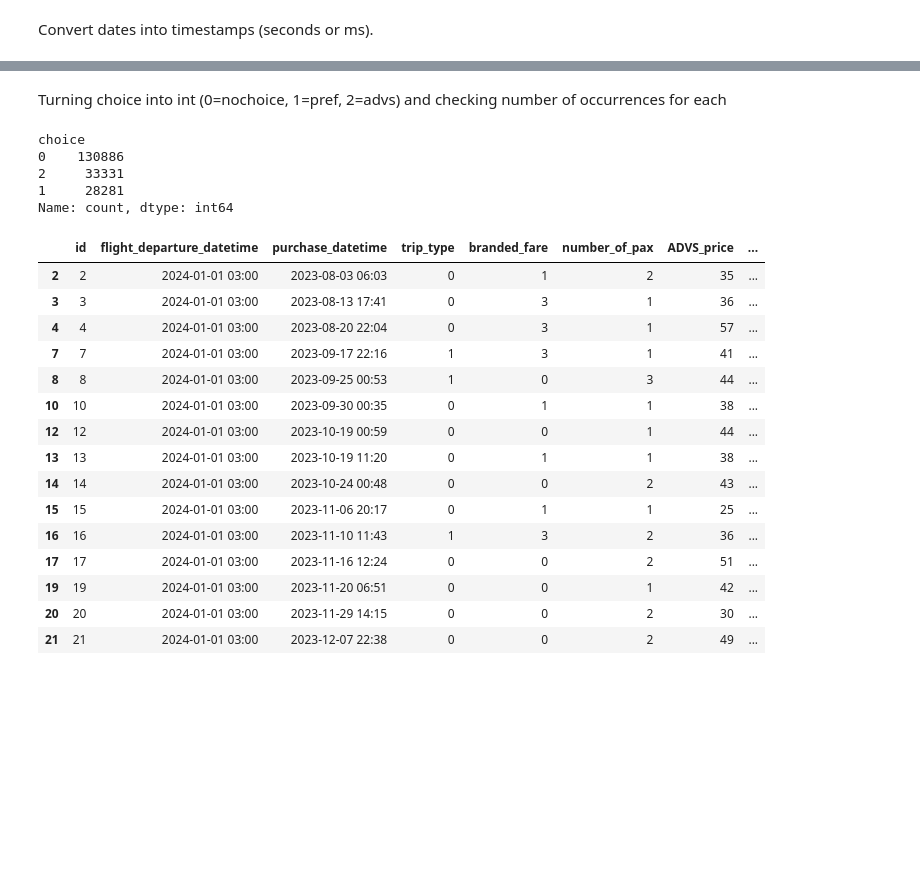
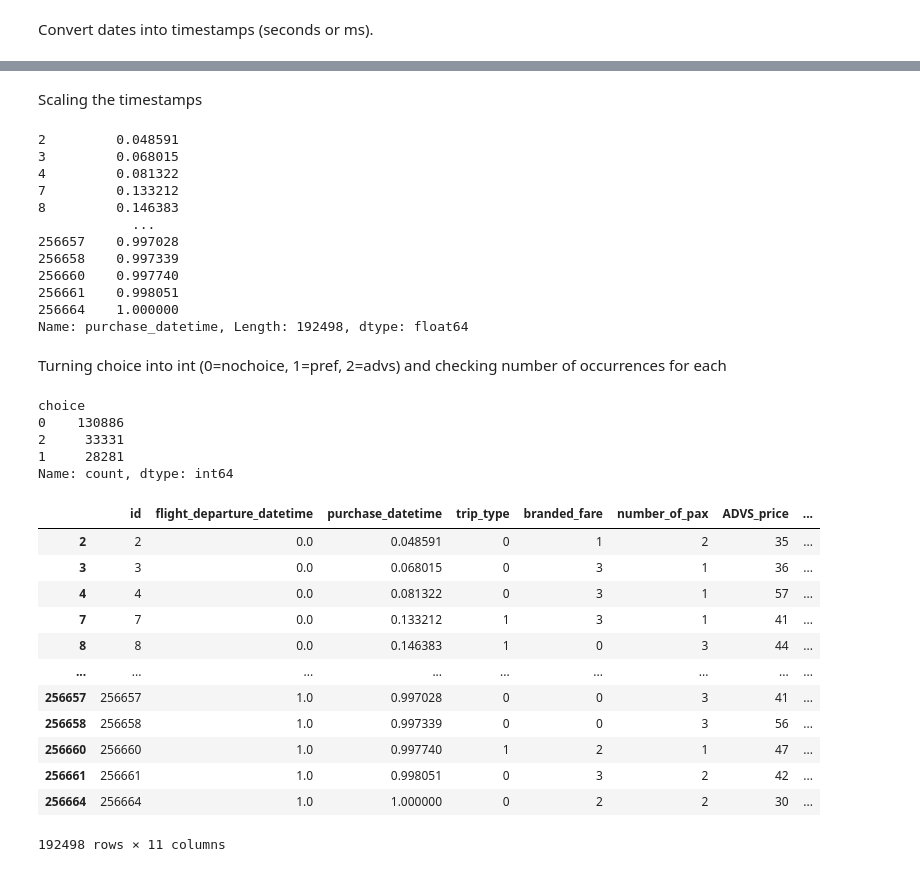
Before and after one commit to cw118/codeml2024, a Jupyter notebook: air_canada.ipynb, the cells around one changed output, grey strips where cells are left out. Saved outputs shown, nothing was run; the diff lists cells and outputs as text; code cells hidden in the pictures; blank space fills up the shorter version.

```diff
--- a/air_canada.ipynb
+++ b/air_canada.ipynb
@@ -64,8 +61,10 @@ import matplotlib.pyplot as plt
 # %% [markdown]
 Convert dates into timestamps (seconds or ms).
 # %%
-df['flight_departure_datetime'] = pd.to_datetime[df['flight_departure_datetime']]
-df['flight_departure_datetime'] = df['flight_departure_datetime'].type(int64) // 10**9
+df['flight_departure_datetime'] = pd.to_datetime(df['flight_departure_datetime'])
+df['flight_departure_datetime'] = df['flight_departure_datetime'].astype(np.int64) // 10**9 - 1704078000
 
-df['flight_departure_datetime']
+df['purchase_datetime'] = pd.to_datetime(df['purchase_datetime'])
+df['purchase_datetime'] = df['purchase_datetime'].astype(np.int64) // 10**9 - 1691042580
+df['purchase_datetime']
 # %% [output]
@@ -73,32 +83,53 @@ TypeError: 'function' object is not subscriptable
+# %% [markdown]
+Scaling the timestamps
+# %%
+from sklearn.preprocessing import MinMaxScaler
+df['flight_departure_datetime'] = MinMaxScaler().fit_transform(df[['flight_departure_datetime']])
+
+from sklearn.preprocessing import MinMaxScaler
+df['purchase_datetime'] = MinMaxScaler().fit_transform(df[['purchase_datetime']])
+df['purchase_datetime']
+# %% [output]
+2         0.048591
+3         0.068015
+4         0.081322
+7         0.133212
+8         0.146383
+            ...
+256657    0.997028
+256658    0.997339
+256660    0.997740
+256661    0.998051
+256664    1.000000
+Name: purchase_datetime, Length: 192498, dtype: float64
 # %% [markdown]
 Turning choice into int (0=nochoice, 1=pref, 2=advs) and checking number of occurrences for each
 # %%
 df.loc[df["choice"] == "nochoice", "choice"] = 0
 df.loc[df["choice"] == "pref", "choice"] = 1
 df.loc[df["choice"] == "advs", "choice"] = 2
 
+df = df.astype({'choice':'int64'})
+
 print(df['choice'].value_counts())
 
-df.head(15)
+df
 # %% [output]
 choice
 0    130886
 2     33331
 1     28281
 Name: count, dtype: int64
 |  | id | flight_departure_datetime | purchase_datetime | trip_type | branded_fare | number_of_pax | ADVS_price | ... |
-| 2 | 2 | 2024-01-01 03:00 | 2023-08-03 06:03 | 0 | 1 | 2 | 35 | ... |
-| 3 | 3 | 2024-01-01 03:00 | 2023-08-13 17:41 | 0 | 3 | 1 | 36 | ... |
-| 4 | 4 | 2024-01-01 03:00 | 2023-08-20 22:04 | 0 | 3 | 1 | 57 | ... |
-| 7 | 7 | 2024-01-01 03:00 | 2023-09-17 22:16 | 1 | 3 | 1 | 41 | ... |
-| 8 | 8 | 2024-01-01 03:00 | 2023-09-25 00:53 | 1 | 0 | 3 | 44 | ... |
-| 10 | 10 | 2024-01-01 03:00 | 2023-09-30 00:35 | 0 | 1 | 1 | 38 | ... |
-| 12 | 12 | 2024-01-01 03:00 | 2023-10-19 00:59 | 0 | 0 | 1 | 44 | ... |
-| 13 | 13 | 2024-01-01 03:00 | 2023-10-19 11:20 | 0 | 1 | 1 | 38 | ... |
-| 14 | 14 | 2024-01-01 03:00 | 2023-10-24 00:48 | 0 | 0 | 2 | 43 | ... |
-| 15 | 15 | 2024-01-01 03:00 | 2023-11-06 20:17 | 0 | 1 | 1 | 25 | ... |
-| 16 | 16 | 2024-01-01 03:00 | 2023-11-10 11:43 | 1 | 3 | 2 | 36 | ... |
-| 17 | 17 | 2024-01-01 03:00 | 2023-11-16 12:24 | 0 | 0 | 2 | 51 | ... |
-| 19 | 19 | 2024-01-01 03:00 | 2023-11-20 06:51 | 0 | 0 | 1 | 42 | ... |
-| 20 | 20 | 2024-01-01 03:00 | 2023-11-29 14:15 | 0 | 0 | 2 | 30 | ... |
-| 21 | 21 | 2024-01-01 03:00 | 2023-12-07 22:38 | 0 | 0 | 2 | 49 | ... |
+| 2 | 2 | 0.0 | 0.048591 | 0 | 1 | 2 | 35 | ... |
+| 3 | 3 | 0.0 | 0.068015 | 0 | 3 | 1 | 36 | ... |
+| 4 | 4 | 0.0 | 0.081322 | 0 | 3 | 1 | 57 | ... |
+| 7 | 7 | 0.0 | 0.133212 | 1 | 3 | 1 | 41 | ... |
+| 8 | 8 | 0.0 | 0.146383 | 1 | 0 | 3 | 44 | ... |
+| ... | ... | ... | ... | ... | ... | ... | ... | ... |
+| 256657 | 256657 | 1.0 | 0.997028 | 0 | 0 | 3 | 41 | ... |
+| 256658 | 256658 | 1.0 | 0.997339 | 0 | 0 | 3 | 56 | ... |
+| 256660 | 256660 | 1.0 | 0.997740 | 1 | 2 | 1 | 47 | ... |
+| 256661 | 256661 | 1.0 | 0.998051 | 0 | 3 | 2 | 42 | ... |
+| 256664 | 256664 | 1.0 | 1.000000 | 0 | 2 | 2 | 30 | ... |
+192498 rows × 11 columns
```
Also changed, not shown: parts of 8 cells of this notebook.
